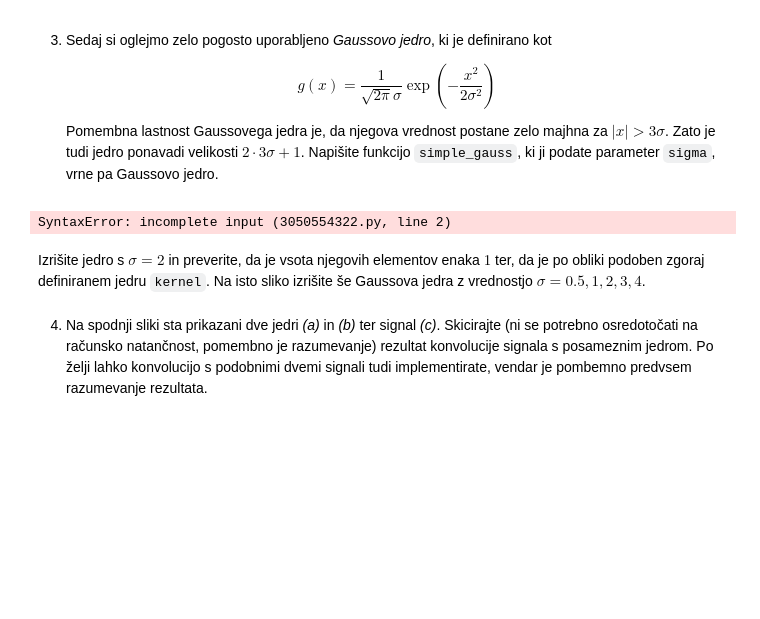
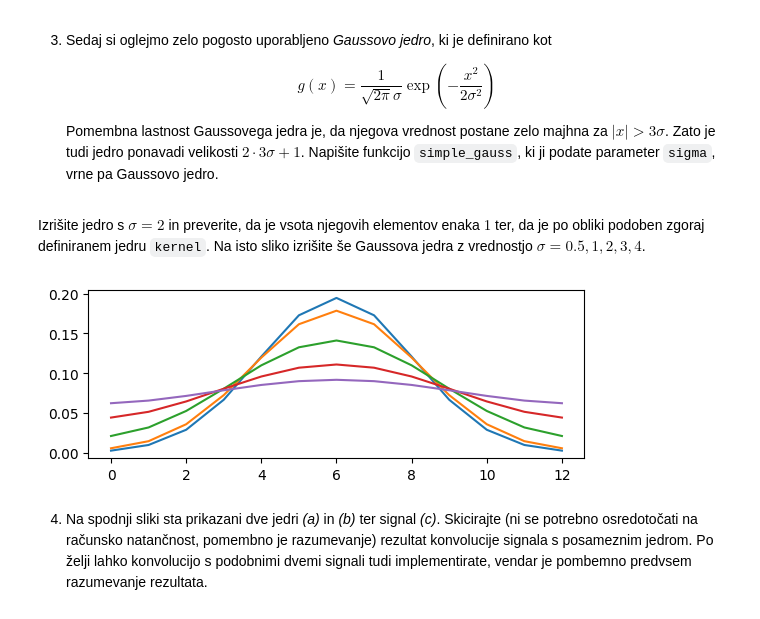
Before and after one commit to Krevs321/Robotika, a Jupyter notebook: vaja2.ipynb, the cells around one changed output. Saved outputs shown, nothing was run; the diff lists cells and outputs as text; code cells hidden in the pictures; blank space fills up the shorter version.

```diff
--- a/vaja2.ipynb
+++ b/vaja2.ipynb
@@ -106,10 +106,13 @@ plt.show()
     \end{equation}
 
     Pomembna lastnost Gaussovega jedra je, da njegova vrednost postane zelo majhna za $\left|x\right| > 3\sigma$. Zato je tudi jedro ponavadi velikosti $2\cdot3\sigma+1$. Napišite funkcijo ``simple_gauss``, ki ji podate parameter ``sigma``, vrne pa Gaussovo jedro.
-# %%
-def simple_gauss(sigma):
-    # TO-DO - sdfsdf
-# %% [output]
-SyntaxError: incomplete input (3050554322.py, line 2)
+# %%
+kernel = [0.0022181959, 0.0087731348, 0.027023158, 0.064825185, 0.12110939, 0.17621312, 0.19967563, 0.17621312, 0.12110939, 0.064825185, 0.027023158, 0.0087731348, 0.0022181959]
+# %%
+from scipy.ndimage import gaussian_filter
+
+def simple_gauss(sigma):
+    # TO-DO
+    return gaussian_filter(kernel, sigma=sigma)
 # %% [markdown]
 Izrišite jedro s $\sigma=2$ in preverite, da je vsota njegovih elementov enaka $1$ ter, da je po obliki podoben zgoraj definiranem jedru ``kernel``. Na isto sliko izrišite še Gaussova jedra z vrednostjo $\sigma = 0.5, 1, 2, 3, 4$.
@@ -118,3 +119,15 @@ Izrišite jedro s $\sigma=2$ in preverite, da je vsota njegovih elementov enaka
+# %%
+# TO-DO: Izrisite razlicna Gaussova jedra
+fig = plt.figure(1)
+ax = fig.add_subplot( 2, 1, 1 )
+ax.plot(simple_gauss(0.5))
+ax.plot(simple_gauss(1))
+ax.plot(simple_gauss(2))
+ax.plot(simple_gauss(3))
+ax.plot(simple_gauss(4) )
+plt.show()
+# %% [output]
+[figure, added]
 # %% [markdown]
 4. Na spodnji sliki sta prikazani dve jedri <i>(a)</i> in <i>(b)</i> ter signal <i>(c)</i>. Skicirajte (ni se potrebno osredotočati na računsko natančnost, pomembno je razumevanje) rezultat konvolucije signala s posameznim jedrom. Po želji lahko konvolucijo s podobnimi dvemi signali tudi implementirate, vendar je pombemno predvsem razumevanje rezultata.
 
```
Also changed, not shown: parts of 4 cells of this notebook.
